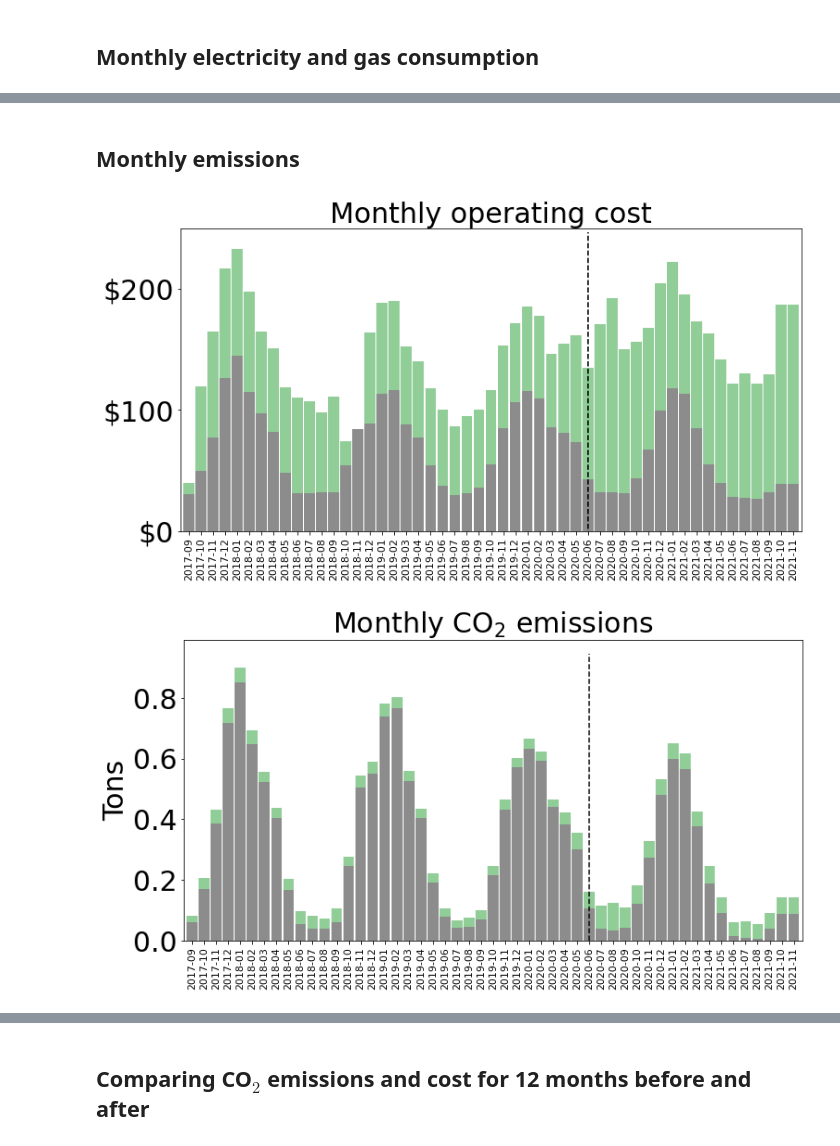
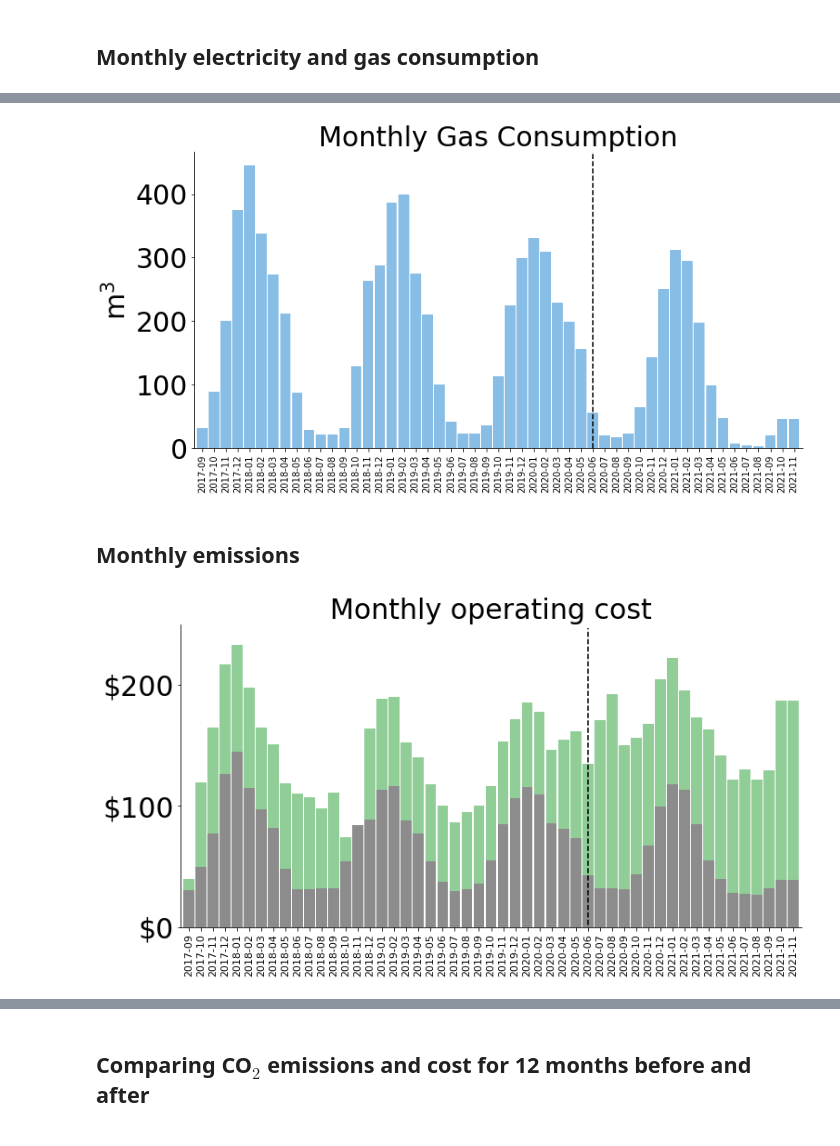
Before and after one commit to ryanfobel/utility-bill-scraper, a Jupyter notebook: notebooks/features/case_study.ipynb, the cells around one changed output, grey strips where cells are left out. Cells and saved outputs as stored; diff of their text form; code cells hidden in the pictures.

```diff
--- a/notebooks/features/case_study.ipynb
+++ b/notebooks/features/case_study.ipynb
@@ -181,3 +159,32 @@ plt.savefig(
+# %%
+plt.figure()
+gas["Gas Consumption"].plot.bar(
+    width=bin_width,
+    figsize=figsize,
+)
+plt.ylim((0, None))
+plt.title("Monthly Gas Consumption", fontsize=title_size)
+plt.ylabel("m$^3$", fontsize=ylabel_size)
+os.makedirs("images", exist_ok=True)
+plt.yticks(np.arange(0, 500, step=100),
+    ["{:,}".format(tic) for tic in np.arange(0, 500, step=100)],
+    fontsize=30,
+);
+plt.xlabel("")
+plt.plot([water_heater_install, water_heater_install], plt.ylim(), 'k--');
+locs, labels = plt.xticks()
+plt.xticks(locs, labels=[label.get_text()[:7] for label in labels])
+ax = plt.gca()
+ax.spines["right"].set_visible(False)
+ax.spines["top"].set_visible(False)
+plt.savefig(
+    os.path.join("images", "monthly_gas_consumption.svg"),
+    bbox_inches=bbox_inches,
+    transparent=transparent,
+    facecolor=facecolor,
+)
+# %% [output]
+[figure, added]
 # %% [markdown]
 ## Monthly emissions
 # %%
@@ -188,58 +195,34 @@ tco2["Electricity"] = electricity["kgCO2"] / 1e3
 cost = pd.DataFrame()
 cost["Gas"] = gas["Gas Charges"]
 cost["Electricity"] = electricity["Total"]
 
 cost.plot.bar(
     stacked=True,
     color=["#8c8c8c", "#90cd97"],
     width=bin_width,
     fontsize=11,
     figsize=figsize,
     legend=None,
 )
 xlocs, xlabels = plt.xticks()
 plt.xticks(xlocs, labels=[label.get_text()[:7] for label in xlabels]);
 plt.plot([water_heater_install, water_heater_install], plt.ylim(), 'k--');
 plt.title("Monthly operating cost", fontsize=title_size)
 plt.xlabel("")
 #plt.legend(bbox_to_anchor=(1, 1.04), fontsize=25)
 plt.yticks(np.arange(0, 300, step=100),
     [f"${ tic }" for tic in np.arange(0, 300, step=100)],
     fontsize=30,
 );
 plt.ylim((0, 250))
+ax = plt.gca()
+ax.spines["right"].set_visible(False)
+ax.spines["top"].set_visible(False)
 plt.savefig(
     os.path.join("images", "monthly_operating_cost.svg"),
     bbox_inches=bbox_inches,
     transparent=transparent,
     facecolor=facecolor,
 )
-
-
-tco2.plot.bar(
-    stacked=True,
-    color=["#8c8c8c", "#90cd97"],
-    width=bin_width,
-    fontsize=30,
-    ylabel="tCO$_2$e",
-    figsize=figsize,
-    legend=None,
-)
-plt.title("Monthly CO$_2$ emissions", fontsize=title_size)
-plt.ylabel("Tons", fontsize=30)
-xlocs, xlabels = plt.xticks()
-plt.xticks(xlocs,
-    labels=[label.get_text()[:7] for label in xlabels],
-    fontsize=11,
-);
-plt.xlabel("")
-plt.plot([water_heater_install, water_heater_install], plt.ylim(), 'k--')
-plt.savefig(
-    os.path.join("images", "monthly_emissions.svg"),
-    bbox_inches=bbox_inches,
-    transparent=transparent,
-    facecolor=facecolor,
-)
 # %% [output]
-[figure, old version]
+[figure, new version]
-[figure, removed]
```
Also changed, not shown: parts of 7 cells of this notebook, 8 other files.
